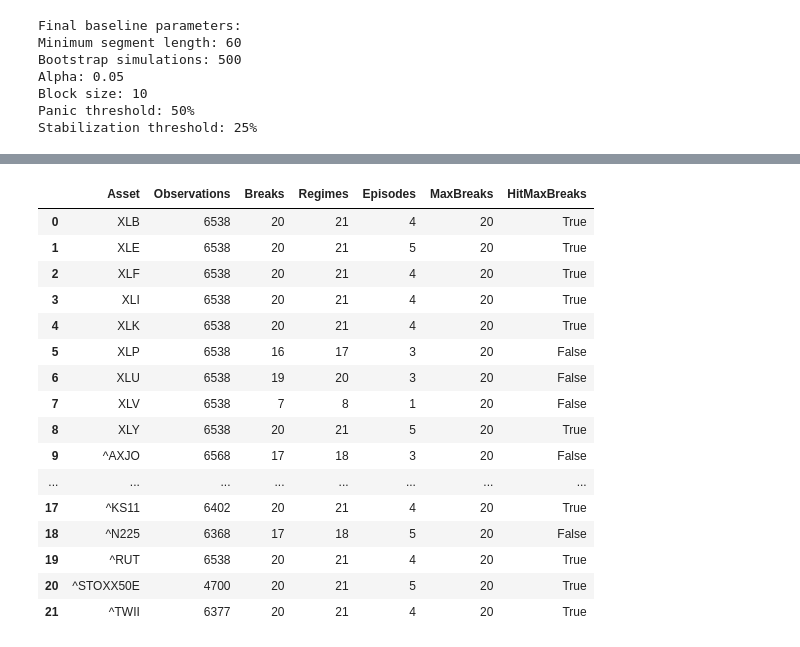
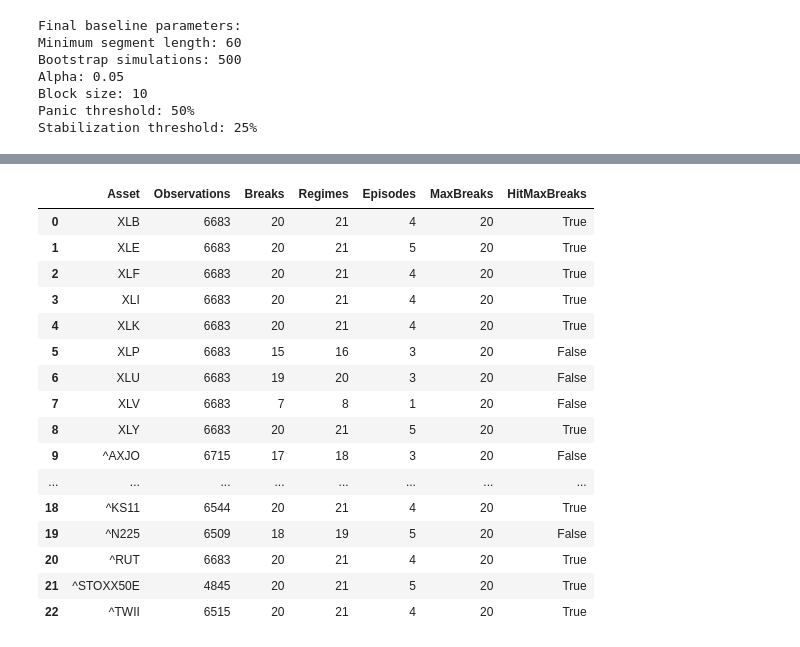
Before and after one commit to fleurclochette/Scientific-Project-SS26-Group-8, a Jupyter notebook: notebooks/03g_multi_assets_EGARCH_breakpoints.ipynb, the cells around one changed output, grey strips where cells are left out. Cells and saved outputs as stored; diff of their text form; code cells hidden in the pictures.

```diff
--- a/notebooks/03g_multi_assets_EGARCH_breakpoints.ipynb
+++ b/notebooks/03g_multi_assets_EGARCH_breakpoints.ipynb
@@ -528,6 +562,4 @@ Regimes: 21
 # %%
-# Identification of Panic and Stabilization Episodes
-# The volatility regimes are classified using the  panic and stabilization rules
 def identify_panic_episodes(
     regimes,
     panic_threshold=PANIC_THRESHOLD,
@@ -538,14 +570,17 @@ def identify_panic_episodes(
     in_panic = False
     panic_start = None
     panic_start_index = None
+    panic_initial_volatility = None
     peak_volatility = None
 
     for i in range(1, len(regimes)):
+
         previous_mean = regimes.loc[i - 1, "MeanVolatility"]
         current_mean = regimes.loc[i, "MeanVolatility"]
 
         # Start of a panic episode
         if not in_panic:
+
             relative_increase = (
                 (current_mean - previous_mean) / previous_mean
             )
@@ -554,10 +589,12 @@ def identify_panic_episodes(
                 in_panic = True
                 panic_start = regimes.loc[i, "StartDate"]
                 panic_start_index = regimes.loc[i, "StartIndex"]
+                panic_initial_volatility = current_mean
                 peak_volatility = current_mean
 
         # Panic is already active
         else:
+
             if current_mean > peak_volatility:
                 peak_volatility = current_mean
 
@@ -566,6 +603,7 @@ def identify_panic_episodes(
             )
 
             if decline_from_peak >= stabilization_threshold:
+
                 stabilization_date = regimes.loc[i, "StartDate"]
                 stabilization_index = regimes.loc[i, "StartIndex"]
 
@@ -573,6 +611,8 @@ def identify_panic_episodes(
                     "Asset": regimes.loc[i, "Asset"],
                     "PanicStart": panic_start,
                     "StabilizationDate": stabilization_date,
+                    "PanicStartVolatility": panic_initial_volatility,
+                    "PeakVolatility": peak_volatility,
                     "RecoveryDays": int(
                         stabilization_index - panic_start_index
                     )
@@ -581,6 +621,7 @@ def identify_panic_episodes(
                 in_panic = False
                 panic_start = None
                 panic_start_index = None
+                panic_initial_volatility = None
                 peak_volatility = None
 
     return pd.DataFrame(episodes)
@@ -605,7 +646,8 @@ Completed panic-recovery episodes: 4
 # %%
 # Complete Per-Asset Analysis
-# The EGARCH estimation, structural-break detection, regime construction and panic-recovery classification are combined
-# applied consistently to each of the 22 assets
+# EGARCH estimation, structural-break detection, regime construction,
+# and panic-stabilization classification are applied consistently
+# to each of the 23 assets.
 
 def analyze_asset(
     asset,
@@ -613,16 +655,19 @@ def analyze_asset(
     max_breaks=20,
     min_segment=MIN_SEGMENT
 ):
-    # Select one asset
-    asset_data = (
-        returns_df[returns_df["Asset"] == asset]
-        .sort_values("Date")
-        .reset_index(drop=True)
+    # Select one asset's available return observations
+    asset_returns = (
+        returns_df[asset]
+        .dropna()
+        .sort_index()
         .copy()
     )
 
     # 1. EGARCH(1,1,1)
-    egarch_result, volatility = estimate_egarch(asset_data)
+    egarch_result, volatility = estimate_egarch(
+        asset_returns
+    )
+
     volatility["Asset"] = asset
 
     # 2. Structural breaks
@@ -646,17 +691,17 @@ def analyze_asset(
         break_indices
     )
 
-    # 5. Panic-recovery episodes
+    # 5. Panic-stabilization episodes
     episodes = identify_panic_episodes(
         regimes
     )
 
-    # Did the search reach the imposed maximum?
+    # Check whether the search reached the imposed maximum
     hit_max_breaks = len(break_indices) >= max_breaks
 
     summary = {
         "Asset": asset,
-        "Observations": len(asset_data),
+        "Observations": len(asset_returns),
         "Breaks": len(break_indices),
         "Regimes": len(regimes),
         "Episodes": len(episodes),
@@ -751,40 +797,44 @@ Iteration 20: candidate=2742, supF=118.0005, critical=66.4240
 
 Finished ^TWII: 20 breaks, 21 regimes, 4 episodes, Hit max = True
 # %%
-# Summarize the initial run
+# Summarize the initial max_breaks = 20 run
 summary_20 = pd.DataFrame([
     results_20[asset]["summary"]
     for asset in assets
 ])
 
-summary_20 = summary_20.sort_values("Asset").reset_index(drop=True)
+summary_20 = (
+    summary_20
+    .sort_values("Asset")
+    .reset_index(drop=True)
+)
 
 display(summary_20)
 
 print("\nInitial max_breaks = 20 results")
 print("--------------------------------")
 print("Assets:", len(summary_20))
 print("Total breaks:", summary_20["Breaks"].sum())
 print("Total regimes:", summary_20["Regimes"].sum())
 print("Total completed episodes:", summary_20["Episodes"].sum())
 print("Assets reaching max_breaks:", summary_20["HitMaxBreaks"].sum())
 # %% [output]
 |  | Asset | Observations | Breaks | Regimes | Episodes | MaxBreaks | HitMaxBreaks |
-| 0 | XLB | 6538 | 20 | 21 | 4 | 20 | True |
-| 1 | XLE | 6538 | 20 | 21 | 5 | 20 | True |
-| 2 | XLF | 6538 | 20 | 21 | 4 | 20 | True |
-| 3 | XLI | 6538 | 20 | 21 | 4 | 20 | True |
-| 4 | XLK | 6538 | 20 | 21 | 4 | 20 | True |
-| 5 | XLP | 6538 | 16 | 17 | 3 | 20 | False |
-| 6 | XLU | 6538 | 19 | 20 | 3 | 20 | False |
-| 7 | XLV | 6538 | 7 | 8 | 1 | 20 | False |
-| 8 | XLY | 6538 | 20 | 21 | 5 | 20 | True |
-| 9 | ^AXJO | 6568 | 17 | 18 | 3 | 20 | False |
+| 0 | XLB | 6683 | 20 | 21 | 4 | 20 | True |
+| 1 | XLE | 6683 | 20 | 21 | 5 | 20 | True |
+| 2 | XLF | 6683 | 20 | 21 | 4 | 20 | True |
+| 3 | XLI | 6683 | 20 | 21 | 4 | 20 | True |
+| 4 | XLK | 6683 | 20 | 21 | 4 | 20 | True |
+| 5 | XLP | 6683 | 15 | 16 | 3 | 20 | False |
+| 6 | XLU | 6683 | 19 | 20 | 3 | 20 | False |
+| 7 | XLV | 6683 | 7 | 8 | 1 | 20 | False |
+| 8 | XLY | 6683 | 20 | 21 | 5 | 20 | True |
+| 9 | ^AXJO | 6715 | 17 | 18 | 3 | 20 | False |
 | ... | ... | ... | ... | ... | ... | ... | ... |
-| 17 | ^KS11 | 6402 | 20 | 21 | 4 | 20 | True |
-| 18 | ^N225 | 6368 | 17 | 18 | 5 | 20 | False |
-| 19 | ^RUT | 6538 | 20 | 21 | 4 | 20 | True |
-| 20 | ^STOXX50E | 4700 | 20 | 21 | 5 | 20 | True |
-| 21 | ^TWII | 6377 | 20 | 21 | 4 | 20 | True |
+| 18 | ^KS11 | 6544 | 20 | 21 | 4 | 20 | True |
+| 19 | ^N225 | 6509 | 18 | 19 | 5 | 20 | False |
+| 20 | ^RUT | 6683 | 20 | 21 | 4 | 20 | True |
+| 21 | ^STOXX50E | 4845 | 20 | 21 | 5 | 20 | True |
+| 22 | ^TWII | 6515 | 20 | 21 | 4 | 20 | True |
 Initial max_breaks = 20 results
 --------------------------------
```
Also changed, not shown: parts of 42 cells of this notebook.
